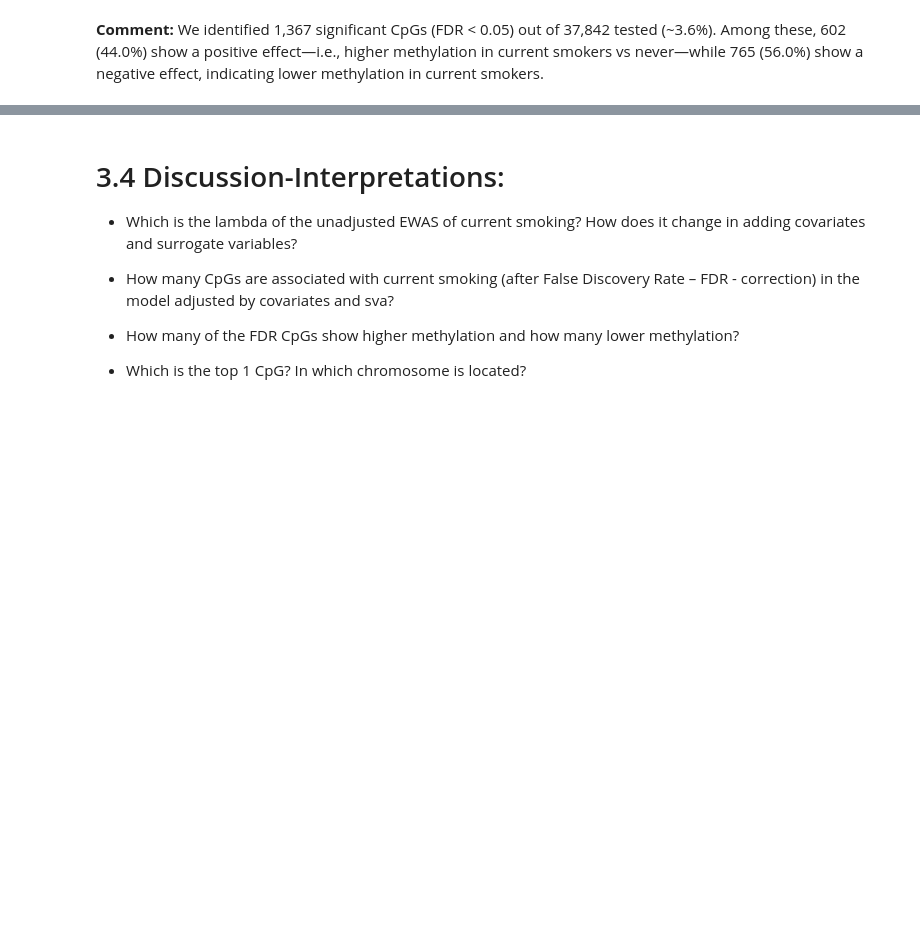
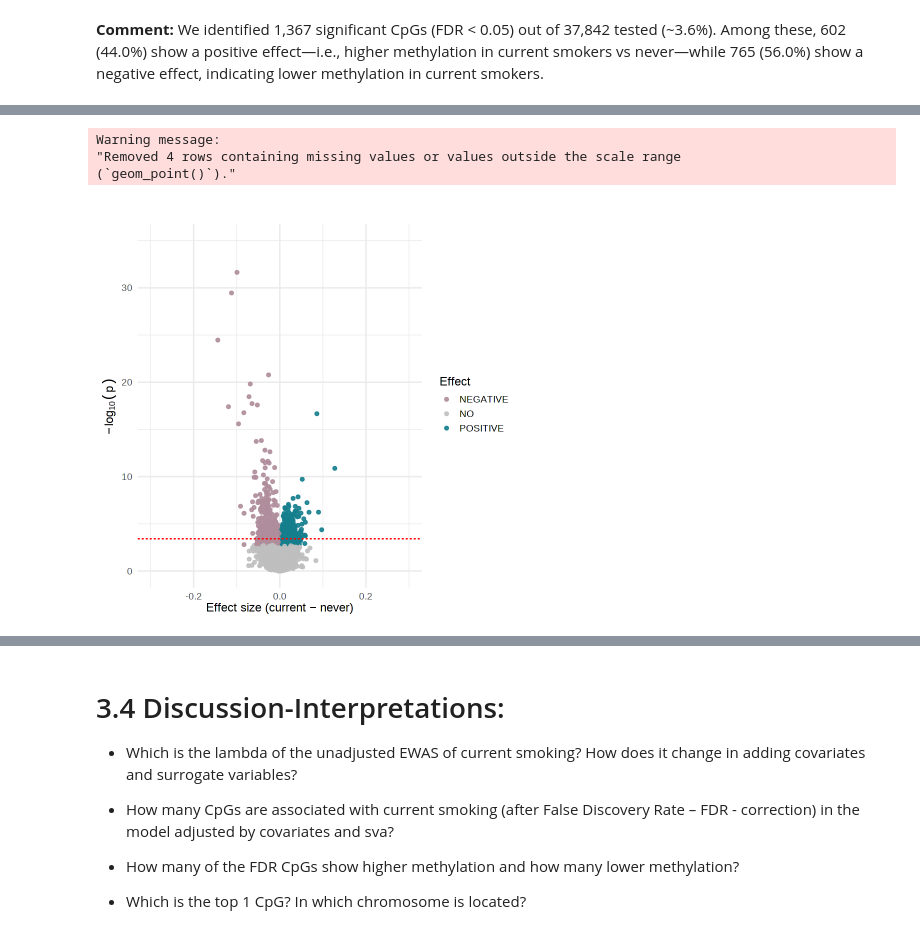
Before and after one commit to joanall/Hands-On-Epigenome-Wide-Analysis-EWAS-, a Jupyter notebook: ewas_tutorial.ipynb, the cells around one changed output, grey strips where cells are left out. Drawn from its saved outputs; the diff is of its cells as text; code cells hidden in the pictures; blank space fills up the shorter version.

```diff
--- a/ewas_tutorial.ipynb
+++ b/ewas_tutorial.ipynb
@@ -662,0 +612,33 @@ p3
+# %%
+# Use full results table (all CpGs), not only the FDR<0.05 subset
+res <- results_table
+
+# Flag direction + significance
+res$diffexpressed <- "NO"
+res$diffexpressed[!is.na(res$fdr) & res$fdr < 0.05 & res$coefficient > 0] <- "POSITIVE"
+res$diffexpressed[!is.na(res$fdr) & res$fdr < 0.05 & res$coefficient < 0] <- "NEGATIVE"
+
+# Colors
+mycolors <- c("POSITIVE" = "#157F8D", "NEGATIVE" = "#AF8D9B", "NO" = "grey")
+
+# (Optional) draw a horizontal line at a p-value that corresponds to your chosen FDR cutoff.
+# If you have a p-value threshold (e.g., 3.86e-04), keep it; otherwise omit the hline.
+p_thresh <- 3.86e-04
+
+p <- ggplot(res, aes(x = coefficient, y = -log10(p.value), color = diffexpressed)) +
+  geom_point(size = 1.5, alpha = 0.9) +
+  scale_colour_manual(values = mycolors, name = "Effect") +
+  labs(title = "", x = "Effect size (current − never)", y = expression(-log[10](p))) +
+  theme_minimal(base_size = 14) +
+  theme(axis.title = element_text(color = "black"),
+        plot.title = element_text(face = "bold", hjust = 0.5),
+        legend.title = element_text(color = "black")) +
+  xlim(c(-0.3, 0.3)) + ylim(c(0, 35)) +
+  geom_hline(yintercept = -log10(p_thresh), linetype = "dashed", color = "red")
+
+p
+# %% [output]
+Warning message:
+"Removed 4 rows containing missing values or values outside the scale range
+(`geom_point()`)."
+[figure, added]
```
Also changed, not shown: parts of 10 cells of this notebook.
